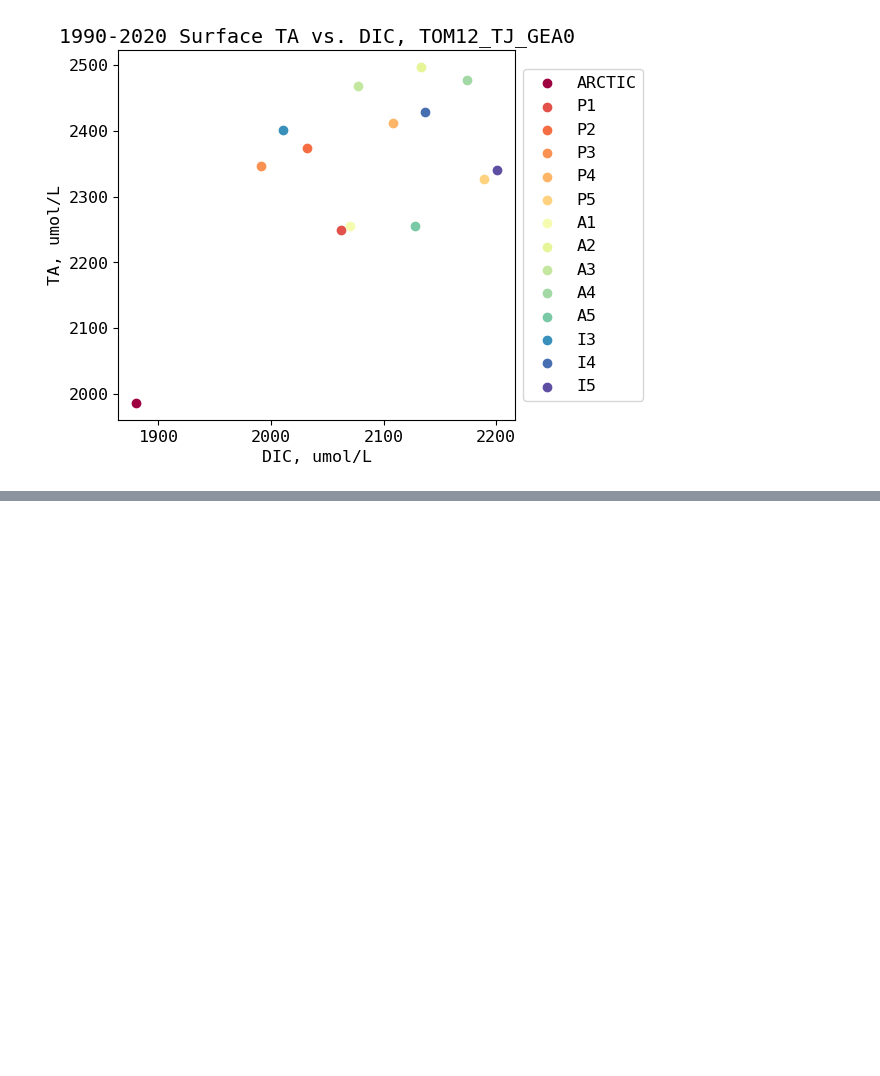
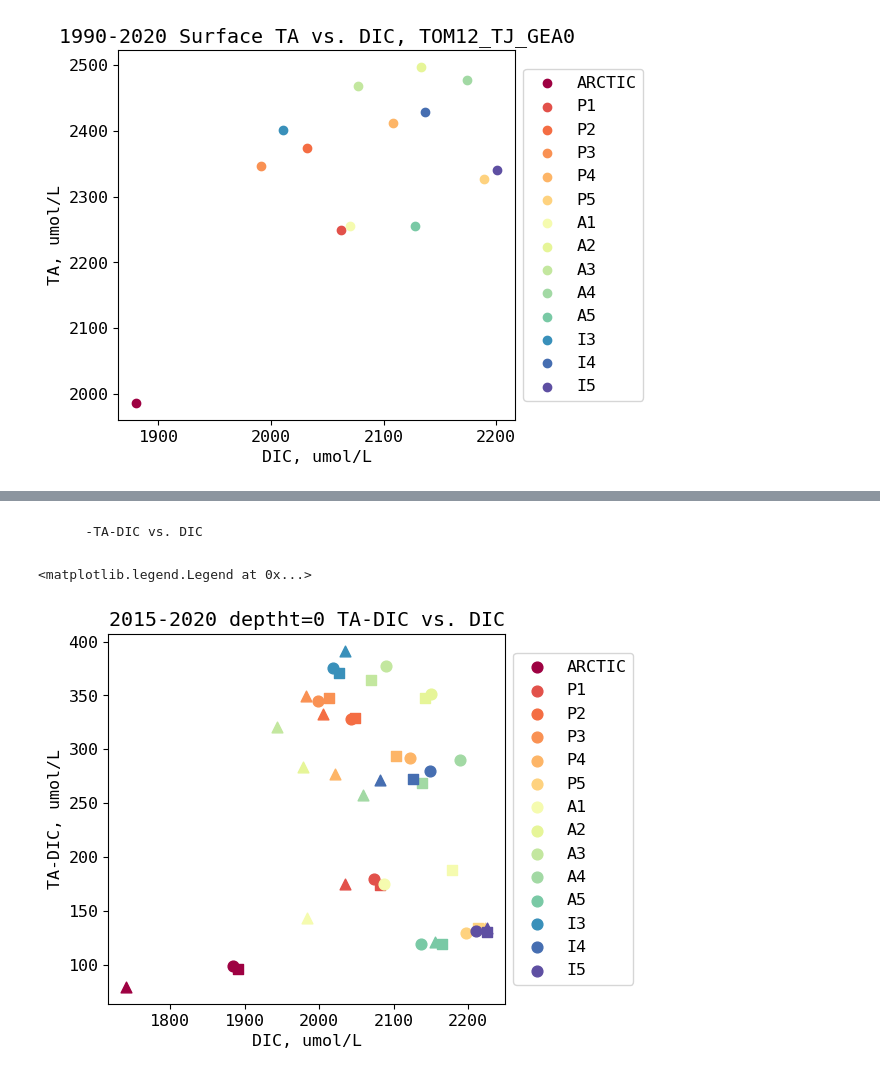
Before and after one commit to biu23/Carbonate_Chemistry_Models, a Jupyter notebook: test_script/region_mask.ipynb, the cells around one changed output, grey strips where cells are left out. Saved outputs shown, nothing was run; the diff lists cells and outputs as text; code cells hidden in the pictures; blank space fills up the shorter version.

```diff
--- a/test_script/region_mask.ipynb
+++ b/test_script/region_mask.ipynb
@@ -180,0 +277,33 @@ plt.show()
+# %% [markdown]
+        -TA-DIC vs. DIC
+# %%
+fig = plt.figure()
+ax = plt.subplot(111)
+msize = 60
+# modlist = ['TOM12_TJ_GEA0', 'TOM12_DW_GA01','TOM12_DW_WE43']
+# marker = ['o','^','s']
+# for m, modam in enumerate(modlist):
+
+for j, reg in enumerate(regs):
+    plt.scatter(data_mapping['TOM12_TJ_GEA0']['DIC_total_mean'][j] * 1e6,
+                (data_mapping['TOM12_TJ_GEA0']['TA_total_mean'][j]- data_mapping['TOM12_TJ_GEA0']['DIC_total_mean'][j]) * 1e6,
+                marker= 'o' , s=msize,color=cmap(norm(regdict[reg]['number'])), label = f'{reg}')
+    plt.scatter(data_mapping['TOM12_DW_GA01']['DIC_total_mean'][j] * 1e6,
+                (data_mapping['TOM12_DW_GA01']['TA_total_mean'][j]- data_mapping['TOM12_DW_GA01']['DIC_total_mean'][j]) * 1e6,
+                marker= '^' , s=msize,color=cmap(norm(regdict[reg]['number']))) #label = f'{reg}'
+    plt.scatter(data_mapping['TOM12_DW_WE43']['DIC_total_mean'][j] * 1e6,
+                (data_mapping['TOM12_DW_WE43']['TA_total_mean'][j]- data_mapping['TOM12_DW_WE43']['DIC_total_mean'][j]) * 1e6,
+                marker= 's' ,s=msize, color=cmap(norm(regdict[reg]['number']))) #label = f'{reg}'
+
+plt.title(f'{yrst}-{yrend} deptht={depth} TA-DIC vs. DIC')
+
+plt.xlabel('DIC, umol/L')
+plt.ylabel('TA-DIC, umol/L')
+
+# legend
+box = ax.get_position()
+ax.set_position([box.x0, box.y0, box.width * 0.8, box.height]) # Shrink current axis by 20%
+ax.legend(loc='center left', bbox_to_anchor=(1, 0.5)) # Put a legend to the right of the current axis
+# %% [output]
+<matplotlib.legend.Legend at 0x...>
+[figure, added]
```
Also changed, not shown: parts of 14 cells of this notebook.
